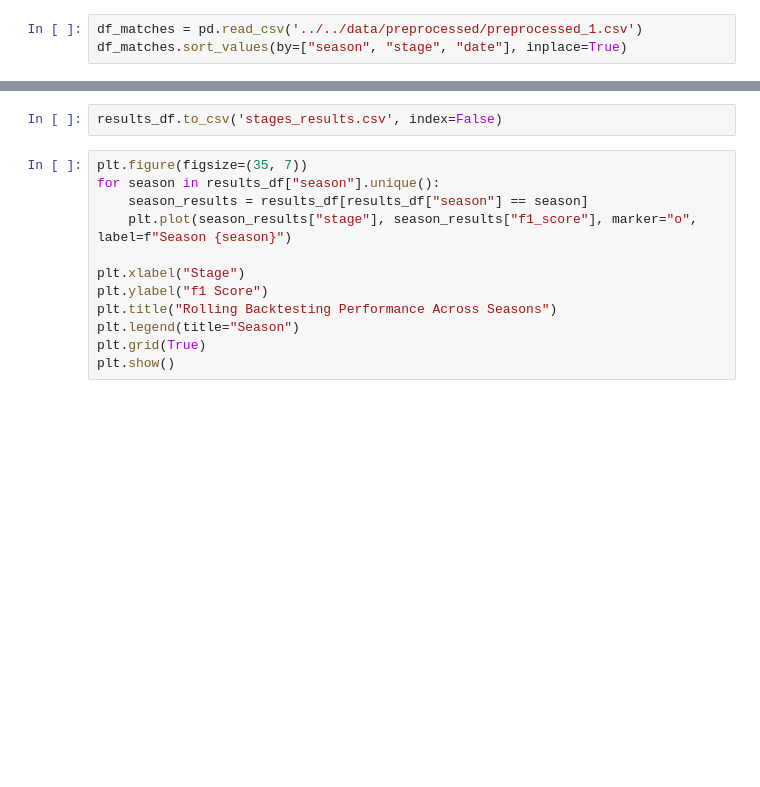
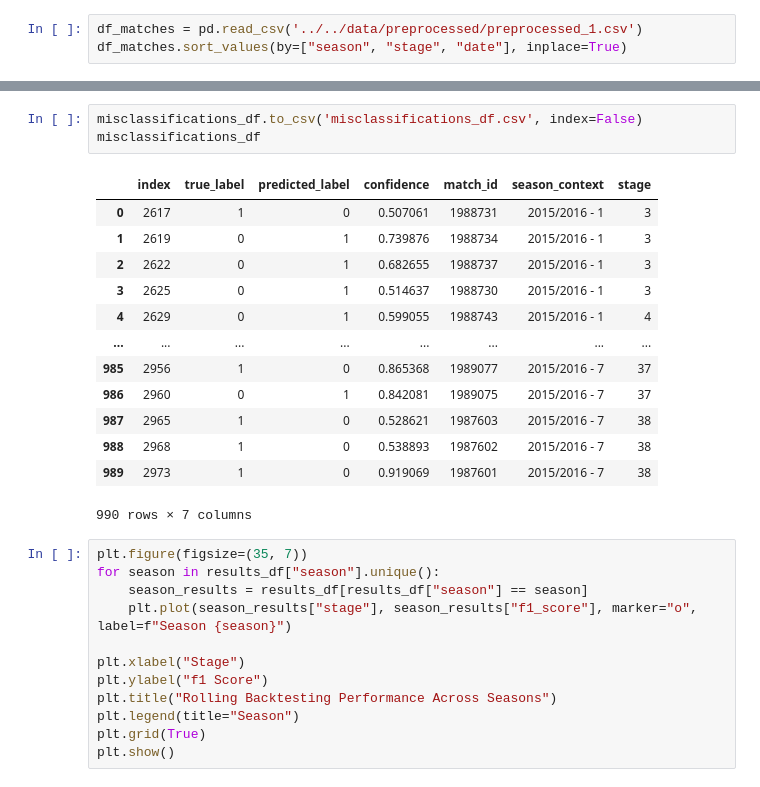
Before and after one commit to kamil0920/football_result_prediction-v2, a Jupyter notebook: src/backtesting/backtesting.ipynb, the cells around one changed output, grey strips where cells are left out. Drawn from its saved outputs; the diff is of its cells as text; blank space fills up the shorter version.

```diff
--- a/src/backtesting/backtesting.ipynb
+++ b/src/backtesting/backtesting.ipynb
@@ -96,5 +143,20 @@ Backtesting results for each season and stage:
-# %%
-results_df.to_csv('stages_results.csv', index=False)
+# %%
+misclassifications_df.to_csv('misclassifications_df.csv', index=False)
+misclassifications_df
+# %% [output]
+|  | index | true_label | predicted_label | confidence | match_id | season_context | stage |
+| 0 | 2617 | 1 | 0 | 0.507061 | 1988731 | 2015/2016 - 1 | 3 |
+| 1 | 2619 | 0 | 1 | 0.739876 | 1988734 | 2015/2016 - 1 | 3 |
+| 2 | 2622 | 0 | 1 | 0.682655 | 1988737 | 2015/2016 - 1 | 3 |
+| 3 | 2625 | 0 | 1 | 0.514637 | 1988730 | 2015/2016 - 1 | 3 |
+| 4 | 2629 | 0 | 1 | 0.599055 | 1988743 | 2015/2016 - 1 | 4 |
+| ... | ... | ... | ... | ... | ... | ... | ... |
+| 985 | 2956 | 1 | 0 | 0.865368 | 1989077 | 2015/2016 - 7 | 37 |
+| 986 | 2960 | 0 | 1 | 0.842081 | 1989075 | 2015/2016 - 7 | 37 |
+| 987 | 2965 | 1 | 0 | 0.528621 | 1987603 | 2015/2016 - 7 | 38 |
+| 988 | 2968 | 1 | 0 | 0.538893 | 1987602 | 2015/2016 - 7 | 38 |
+| 989 | 2973 | 1 | 0 | 0.919069 | 1987601 | 2015/2016 - 7 | 38 |
+990 rows × 7 columns
 # %%
 plt.figure(figsize=(35, 7))
 for season in results_df["season"].unique():
```
Also changed, not shown: parts of 4 cells of this notebook, 1 other file.
